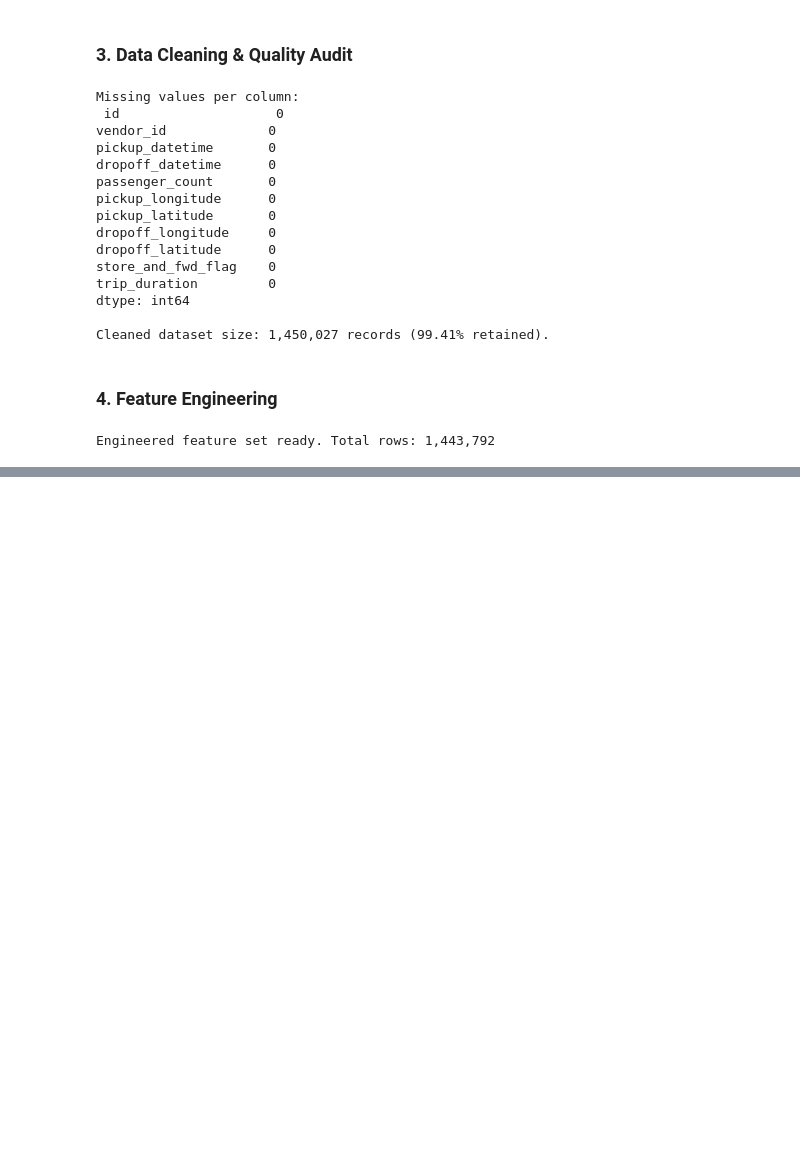
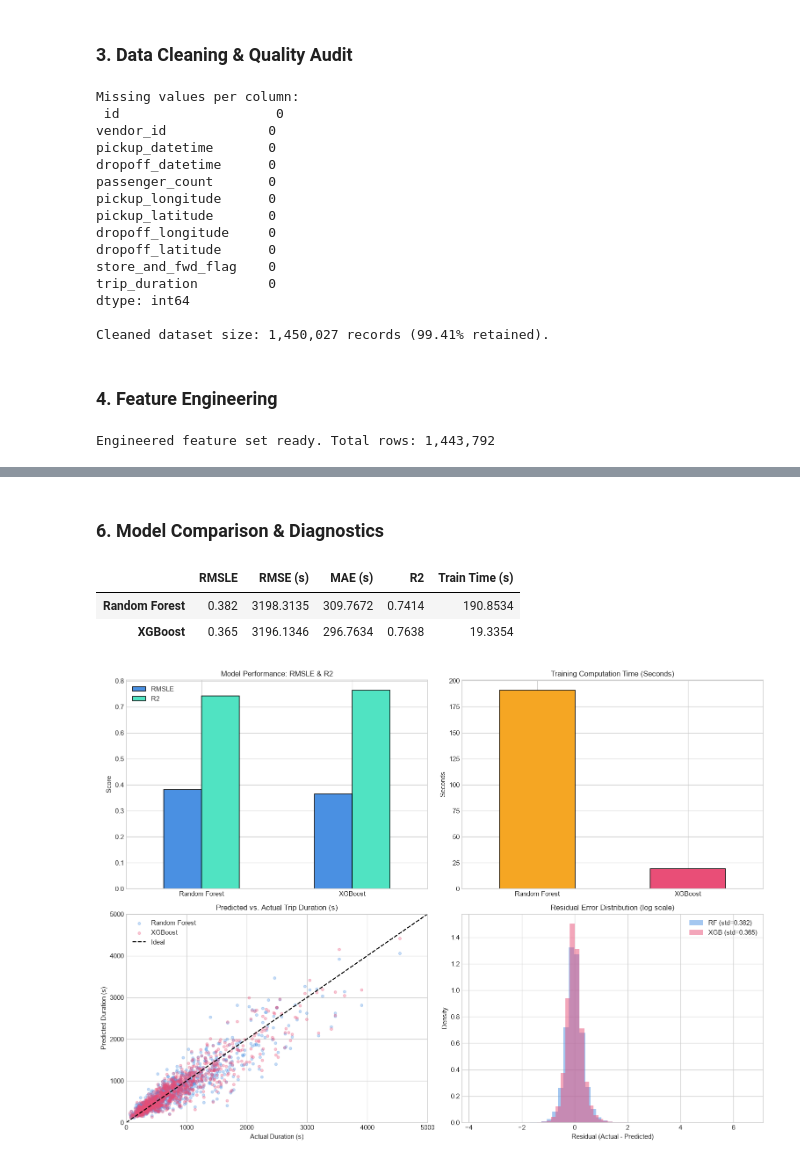
Before and after one commit to nushankodikara/IT5022-Group-Assignment, a Jupyter notebook: project.ipynb, the cells around one changed output, grey strips where cells are left out. Drawn from its saved outputs; the diff is of its cells as text; code cells hidden in the pictures; blank space fills up the shorter version.

```diff
--- a/project.ipynb
+++ b/project.ipynb
@@ -169,0 +191,14 @@ plt.show()
+# %%
+# Model 1: Random Forest Regressor
+t0 = time.time()
+rf_model = RandomForestRegressor(n_estimators=50, max_depth=15, n_jobs=-1, random_state=42)
+rf_model.fit(X_train, y_train)
+rf_time = time.time() - t0
+
+y_pred_rf = rf_model.predict(X_test)
+rf_metrics = evaluate_model(y_test, y_pred_rf)
+rf_metrics['Train Time (s)'] = rf_time
+
+print(f"Random Forest Training Time: {rf_time:.2f}s")
+for k, v in rf_metrics.items():
+    print(f"  {k}: {v:.4f}")
@@ -169,0 +241,53 @@ plt.show()
+# %% [markdown]
+### 6. Model Comparison & Diagnostics
+# %%
+# Performance Comparison Table
+results_df = pd.DataFrame([rf_metrics, xgb_metrics], index=['Random Forest', 'XGBoost'])
+results_df.round(4)
+# %% [output]
+|  | RMSLE | RMSE (s) | MAE (s) | R2 | Train Time (s) |
+| Random Forest | 0.382 | 3198.3135 | 309.7672 | 0.7414 | 190.8534 |
+| XGBoost | 0.365 | 3196.1346 | 296.7634 | 0.7638 | 19.3354 |
+# %%
+fig, axes = plt.subplots(2, 2, figsize=(14, 10))
+
+# 1. Bar Chart: RMSLE & R2 Comparison
+results_df[['RMSLE', 'R2']].plot(kind='bar', ax=axes[0, 0], color=['#4A90E2', '#50E3C2'], edgecolor='black', rot=0)
+axes[0, 0].set_title('Model Performance: RMSLE & R2')
+axes[0, 0].set_ylabel('Score')
+
+# 2. Bar Chart: Training Time
+results_df['Train Time (s)'].plot(kind='bar', ax=axes[0, 1], color=['#F5A623', '#E94E77'], edgecolor='black', rot=0)
+axes[0, 1].set_title('Training Computation Time (Seconds)')
+axes[0, 1].set_ylabel('Seconds')
+
+# 3. Predicted vs Actual Trip Duration (Sample of 1,000 for visual clarity)
+sample_idx = np.random.choice(len(y_test), size=1000, replace=False)
+y_test_sub = np.expm1(y_test.iloc[sample_idx])
+y_rf_sub = np.expm1(y_pred_rf[sample_idx])
+y_xgb_sub = np.expm1(y_pred_xgb[sample_idx])
+
+axes[1, 0].scatter(y_test_sub, y_rf_sub, alpha=0.3, s=15, color='#4A90E2', label='Random Forest')
+axes[1, 0].scatter(y_test_sub, y_xgb_sub, alpha=0.3, s=15, color='#E94E77', label='XGBoost')
+axes[1, 0].plot([0, 5000], [0, 5000], 'k--', lw=1.5, label='Ideal')
+axes[1, 0].set_xlim(0, 5000)
+axes[1, 0].set_ylim(0, 5000)
+axes[1, 0].set_title('Predicted vs. Actual Trip Duration (s)')
+axes[1, 0].set_xlabel('Actual Duration (s)')
+axes[1, 0].set_ylabel('Predicted Duration (s)')
+axes[1, 0].legend()
+
+# 4. Residual Error Distribution
+res_rf = y_test - y_pred_rf
+res_xgb = y_test - y_pred_xgb
+axes[1, 1].hist(res_rf, bins=50, alpha=0.5, color='#4A90E2', label=f'RF (std={res_rf.std():.3f})', density=True)
+axes[1, 1].hist(res_xgb, bins=50, alpha=0.5, color='#E94E77', label=f'XGB (std={res_xgb.std():.3f})', density=True)
+axes[1, 1].set_title('Residual Error Distribution (log scale)')
+axes[1, 1].set_xlabel('Residual (Actual - Predicted)')
+axes[1, 1].set_ylabel('Density')
+axes[1, 1].legend()
+
+plt.tight_layout()
+plt.show()
+# %% [output]
+[figure, added]
```
Also changed, not shown: parts of 8 cells of this notebook.
